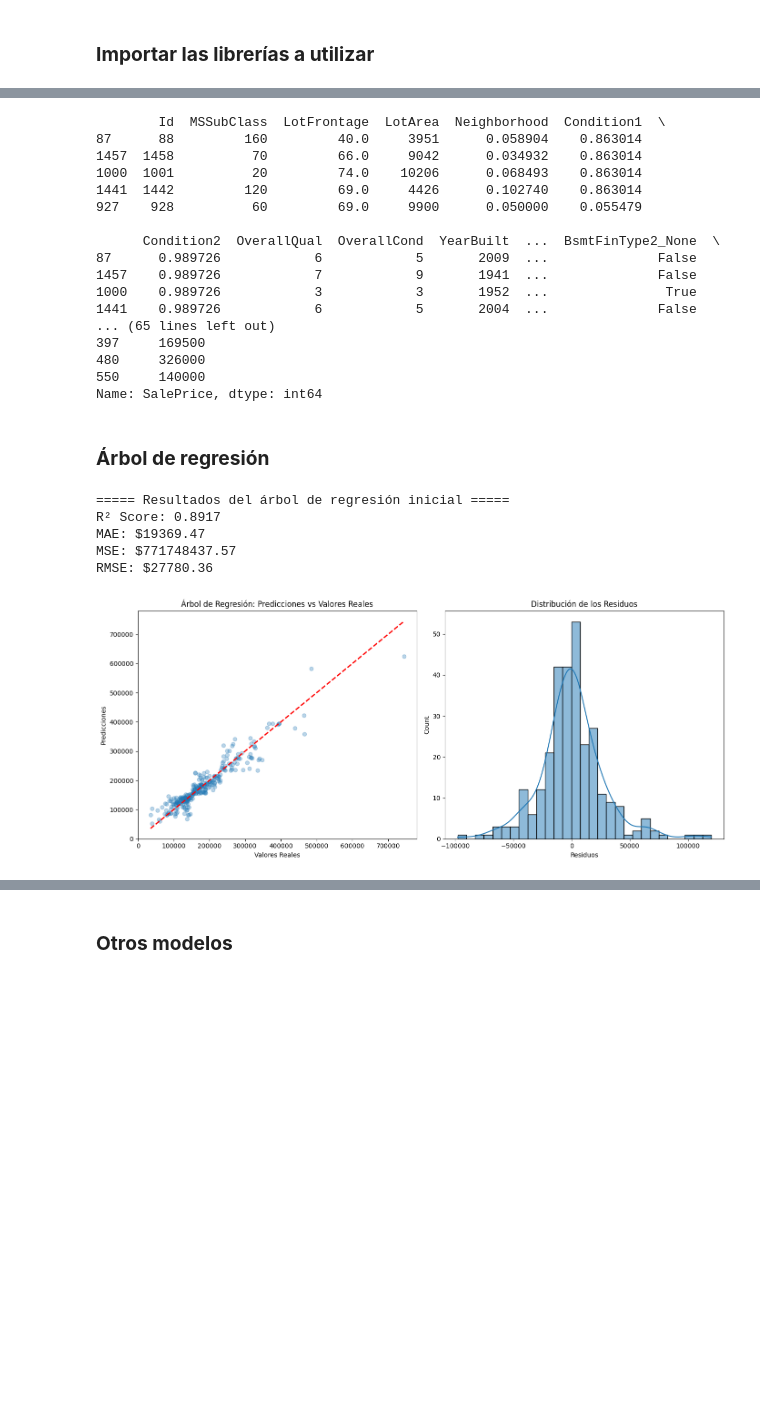
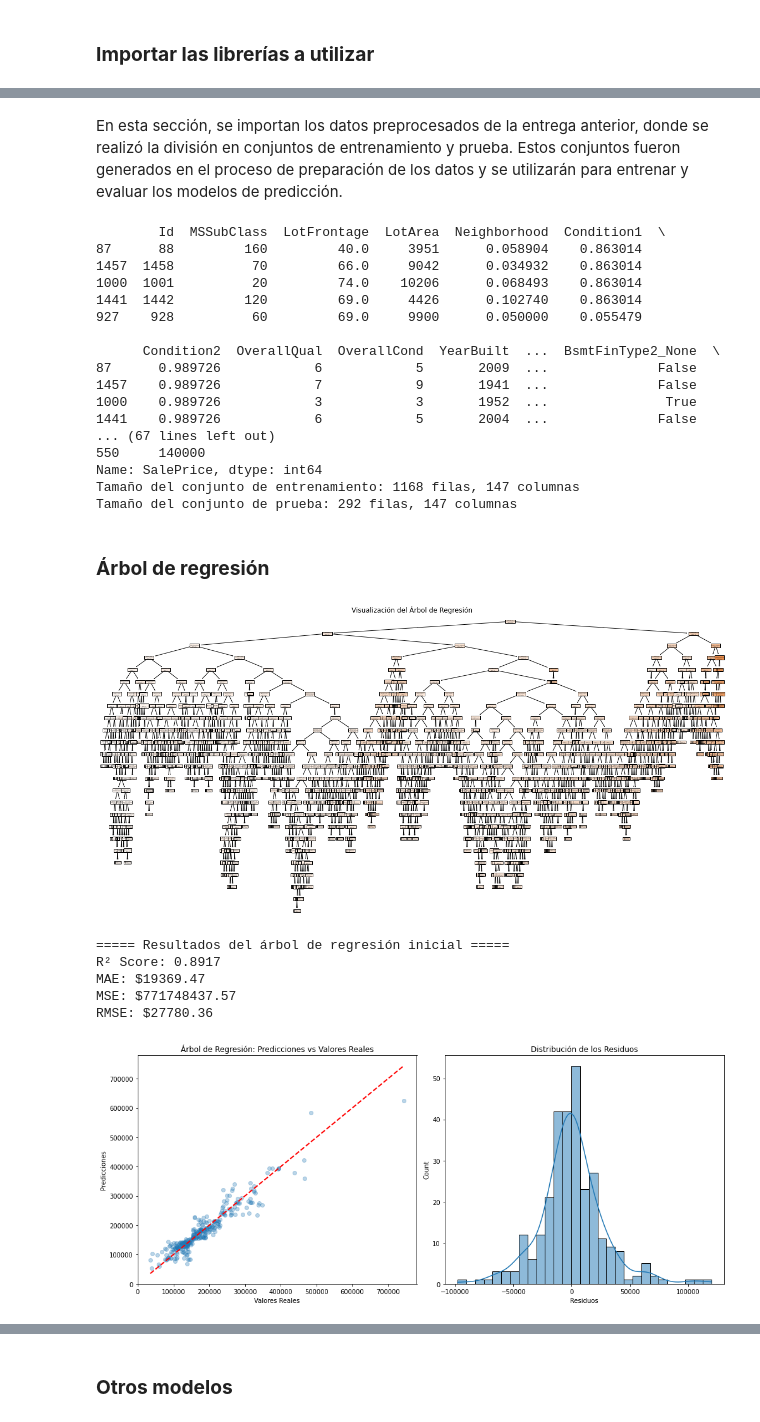
Before and after one commit to paulabaal12/PROY2-DM, a Jupyter notebook: proyectoE2.ipynb, the cells around one changed output, grey strips where cells are left out. Saved outputs shown, nothing was run; the diff lists cells and outputs as text; code cells hidden in the pictures; blank space fills up the shorter version.

Commit message:
análisis de resultados de los modelos y gráficas

```diff
--- a/proyectoE2.ipynb
+++ b/proyectoE2.ipynb
@@ -29,8 +41,12 @@ from sklearn import tree
+# %% [markdown]
+En esta sección, se importan los datos preprocesados de la entrega anterior, donde se realizó la división en conjuntos de entrenamiento y prueba. Estos conjuntos fueron generados en el proceso de preparación de los datos y se utilizarán para entrenar y evaluar los modelos de predicción.
 # %%
 with open("data.pkl", "rb") as f:
     X_train, X_test, y_train, y_test = pickle.load(f)
 
 print(X_train.head(), X_test.head(), y_train.head(), y_test.head())
+print(f"Tamaño del conjunto de entrenamiento: {X_train.shape[0]} filas, {X_train.shape[1]} columnas")
+print(f"Tamaño del conjunto de prueba: {X_test.shape[0]} filas, {X_test.shape[1]} columnas")
 # %% [output]
         Id  MSSubClass  LotFrontage  LotArea  Neighborhood  Condition1  \
 87      88         160         40.0     3951      0.058904    0.863014
@@ -44,11 +60,11 @@ print(X_train.head(), X_test.head(), y_train.head(), y_test.head())
 1457    0.989726            7            9       1941  ...              False
 1000    0.989726            3            3       1952  ...               True
 1441    0.989726            6            5       2004  ...              False
-... (65 lines left out)
-397     169500
-480     326000
+... (67 lines left out)
 550     140000
 Name: SalePrice, dtype: int64
+Tamaño del conjunto de entrenamiento: 1168 filas, 147 columnas
+Tamaño del conjunto de prueba: 292 filas, 147 columnas
 # %% [markdown]
 ### **Árbol de regresión**
 # %%
@@ -56,6 +72,11 @@ Name: SalePrice, dtype: int64
 # Elabora un árbol de regresión para predecir el precio de las casas
 tree_reg = DecisionTreeRegressor(random_state=42)
 tree_reg.fit(X_train, y_train)
+
+plt.figure(figsize=(20, 10))
+tree.plot_tree(tree_reg, filled=True, feature_names=X_train.columns)
+plt.title("Visualización del Árbol de Regresión")
+plt.show()
 
 # Usa el árbol para predecir y analizar resultados
 y_pred_tree = tree_reg.predict(X_test)
@@ -66,36 +87,38 @@ mae_tree = mean_absolute_error(y_test, y_pred_tree)
 mse_tree = mean_squared_error(y_test, y_pred_tree)
 rmse_tree = np.sqrt(mse_tree)
 
 print("\n===== Resultados del árbol de regresión inicial =====")
 print(f"R² Score: {r2_tree:.4f}")
 print(f"MAE: ${mae_tree:.2f}")
 print(f"MSE: ${mse_tree:.2f}")
 print(f"RMSE: ${rmse_tree:.2f}")
 
 # Graficar los resultados
 plt.figure(figsize=(14, 6))
 
 # Gráfico de dispersión de las predicciones vs los valores reales
 plt.subplot(1, 2, 1)
 plt.scatter(y_test, y_pred_tree, alpha=0.3)
 plt.plot([y_test.min(), y_test.max()], [y_test.min(), y_test.max()], 'r--', lw=2)
 plt.xlabel('Valores Reales')
 plt.ylabel('Predicciones')
 plt.title('Árbol de Regresión: Predicciones vs Valores Reales')
 
 # Histograma de los residuos
 plt.subplot(1, 2, 2)
 residuos = y_test - y_pred_tree
 sns.histplot(residuos, kde=True)
 plt.xlabel('Residuos')
 plt.title('Distribución de los Residuos')
 
 plt.tight_layout()
+
 plt.show()
 # %% [output]
+[figure, new version]
 ===== Resultados del árbol de regresión inicial =====
 R² Score: 0.8917
 MAE: $19369.47
 MSE: $771748437.57
 RMSE: $27780.36
-[figure, old version]
+[figure, added]
```
Also changed, not shown: parts of 9 cells of this notebook, 1 other file.
